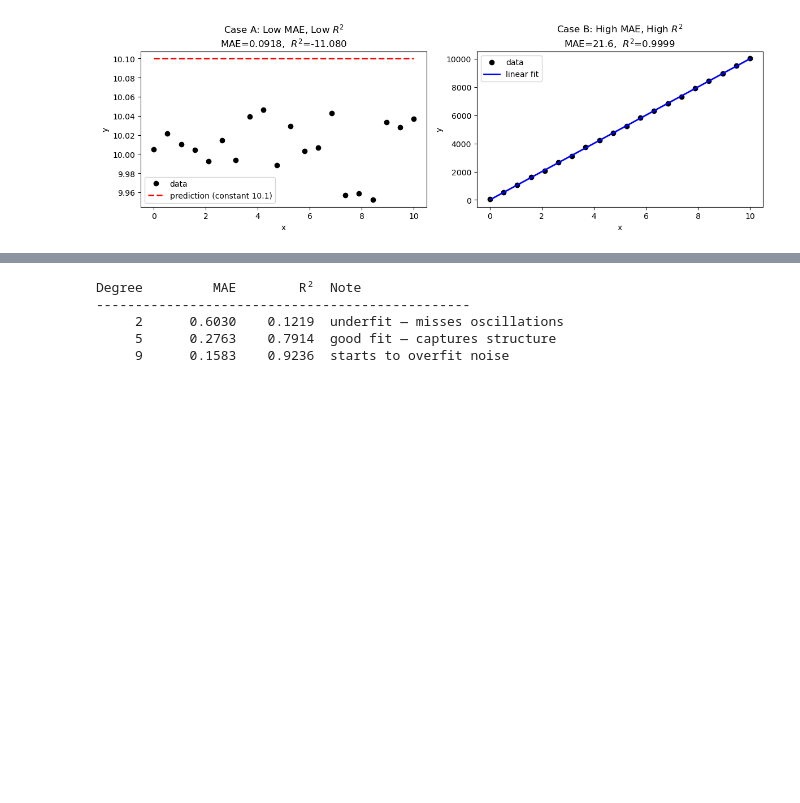
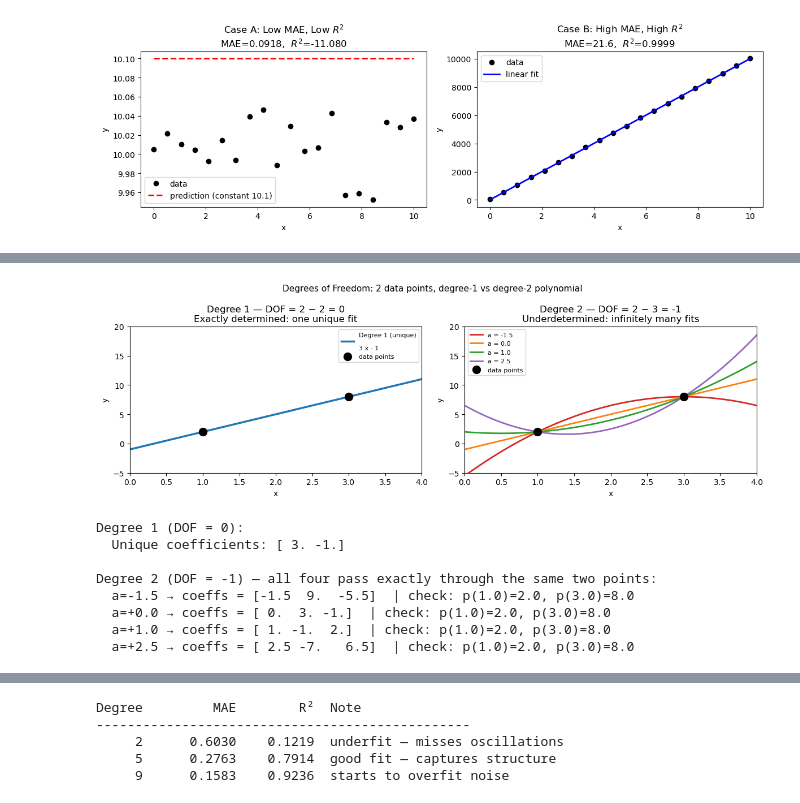
Before and after one commit to ock-group/CHME212-2026-Spring, a Jupyter notebook: docs/chapter12/12_notebook.ipynb, the cells around one changed output, grey strips where cells are left out. Cells and saved outputs as stored; diff of their text form; code cells hidden in the pictures; blank space fills up the shorter version.

```diff
--- a/docs/chapter12/12_notebook.ipynb
+++ b/docs/chapter12/12_notebook.ipynb
@@ -402 +447,78 @@ Case B — High MAE, High R²
+# %%
+import numpy as np
+import matplotlib.pyplot as plt
+
+# Two data points
+x_pts = np.array([1.0, 3.0])
+y_pts = np.array([2.0, 8.0])
+
+x_fine = np.linspace(0, 4, 200)
+
+# ── Degree 1: DOF = 2 - 2 = 0  (unique solution) ─────────────────────────────
+c1 = np.polyfit(x_pts, y_pts, 1)       # one unique line
+y1 = np.polyval(c1, x_fine)
+
+# ── Degree 2: DOF = 2 - 3 = -1 (underdetermined — infinitely many solutions) ─
+# np.polyfit returns ONE solution (minimum-norm), but infinitely many exist.
+# We generate three more by varying the free parameter 'a' manually.
+#   y = a*x^2 + bx + c  — with 2 equations and 3 unknowns,
+#   'a' is free. Fix a, then solve for b and c.
+def quadratic_through_two_points(x_pts, y_pts, a):
+    """Given 'a', find b,c so that ax^2 + bx + c passes through both points."""
+    x1, x2 = x_pts
+    y1, y2 = y_pts
+    # y1 = a*x1^2 + b*x1 + c  →  b*x1 + c = y1 - a*x1^2
+    # y2 = a*x2^2 + b*x2 + c  →  b*x2 + c = y2 - a*x2^2
+    A = np.array([[x1, 1], [x2, 1]])
+    rhs = np.array([y1 - a*x1**2, y2 - a*x2**2])
+    b, c = np.linalg.solve(A, rhs)
+    return np.array([a, b, c])
+
+a_values = [-1.5, 0.0, 1.0, 2.5]   # four choices of the free parameter
+colors_q  = ['tab:red', 'tab:orange', 'tab:green', 'tab:purple']
+
+fig, axes = plt.subplots(1, 2, figsize=(12, 4))
+
+# Left: degree 1 (unique)
+ax = axes[0]
+ax.plot(x_fine, y1, 'tab:blue', linewidth=2.5, label=f'Degree 1 (unique)\n{np.poly1d(c1)}')
+ax.plot(x_pts, y_pts, 'ko', markersize=10, zorder=5, label='data points')
+ax.set_title(f'Degree 1 — DOF = {len(x_pts)} − 2 = {len(x_pts)-2}\nExactly determined: one unique fit')
+ax.set_xlabel('x'); ax.set_ylabel('y')
+ax.set_xlim(0, 4); ax.set_ylim(-5, 20)
+ax.legend(fontsize=8)
+
+# Right: degree 2 (infinitely many)
+ax = axes[1]
+for a_val, col in zip(a_values, colors_q):
+    coeffs_q = quadratic_through_two_points(x_pts, y_pts, a_val)
+    ax.plot(x_fine, np.polyval(coeffs_q, x_fine), color=col,
+            linewidth=2, label=f'a = {a_val}')
+ax.plot(x_pts, y_pts, 'ko', markersize=10, zorder=5, label='data points')
+ax.set_title(f'Degree 2 — DOF = {len(x_pts)} − 3 = {len(x_pts)-3}\nUnderdetermined: infinitely many fits')
+ax.set_xlabel('x'); ax.set_ylabel('y')
+ax.set_xlim(0, 4); ax.set_ylim(-5, 20)
+ax.legend(fontsize=8)
+
+plt.suptitle('Degrees of Freedom: 2 data points, degree-1 vs degree-2 polynomial', fontsize=11)
+plt.tight_layout()
+plt.show()
+
+print("Degree 1 (DOF = 0):")
+print(f"  Unique coefficients: {c1.round(4)}")
+print()
+print("Degree 2 (DOF = -1) — all four pass exactly through the same two points:")
+for a_val in a_values:
+    c = quadratic_through_two_points(x_pts, y_pts, a_val)
+    print(f"  a={a_val:+.1f} → coeffs = {c.round(4)}  | check: p({x_pts[0]})={np.polyval(c, x_pts[0]):.1f}, p({x_pts[1]})={np.polyval(c, x_pts[1]):.1f}")
+# %% [output]
+[figure, added]
+Degree 1 (DOF = 0):
+  Unique coefficients: [ 3. -1.]
+
+Degree 2 (DOF = -1) — all four pass exactly through the same two points:
+  a=-1.5 → coeffs = [-1.5  9.  -5.5]  | check: p(1.0)=2.0, p(3.0)=8.0
+  a=+0.0 → coeffs = [ 0.  3. -1.]  | check: p(1.0)=2.0, p(3.0)=8.0
+  a=+1.0 → coeffs = [ 1. -1.  2.]  | check: p(1.0)=2.0, p(3.0)=8.0
+  a=+2.5 → coeffs = [ 2.5 -7.   6.5]  | check: p(1.0)=2.0, p(3.0)=8.0
 # %% [markdown]
```
Also changed, not shown: parts of 2 cells of this notebook.
